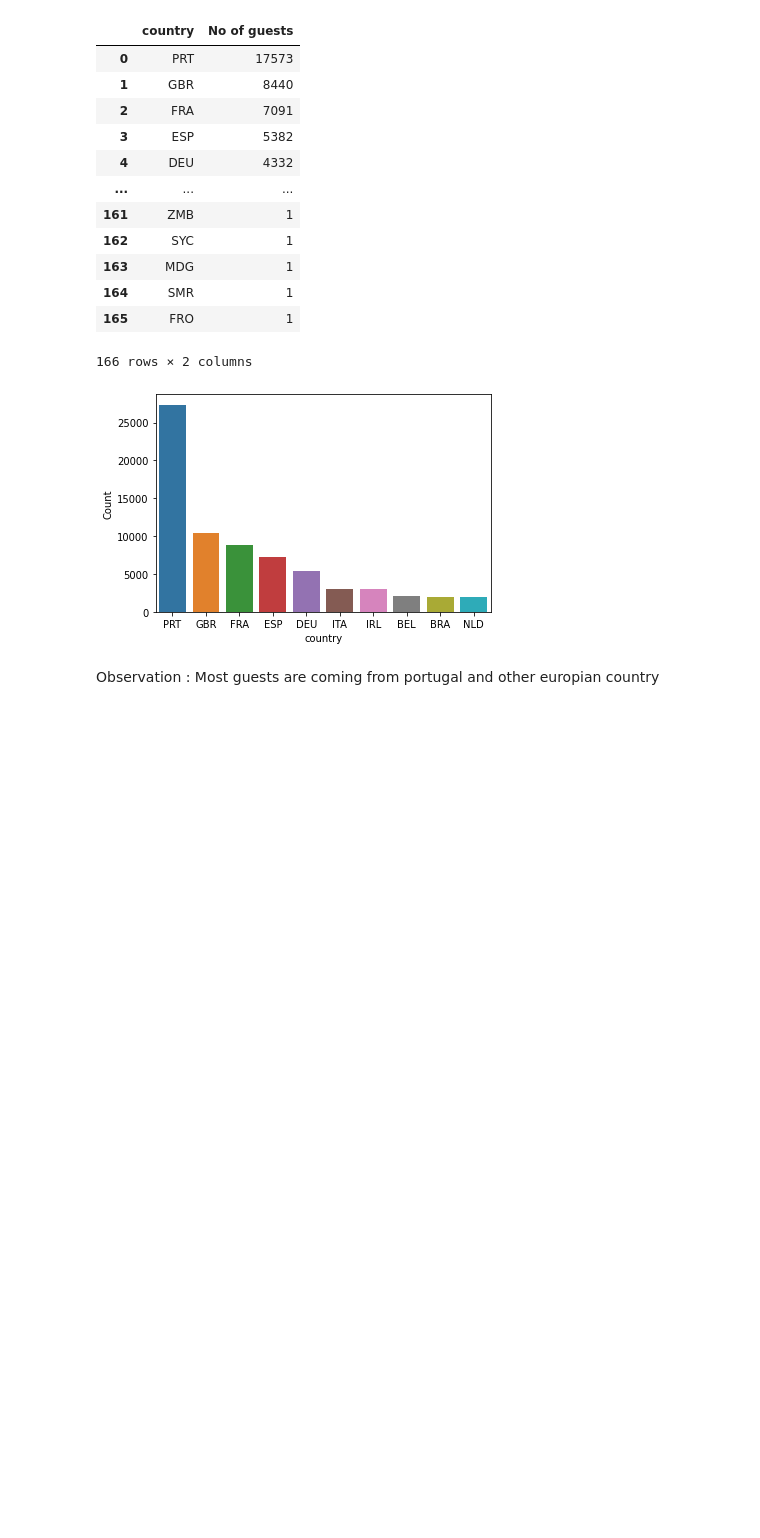
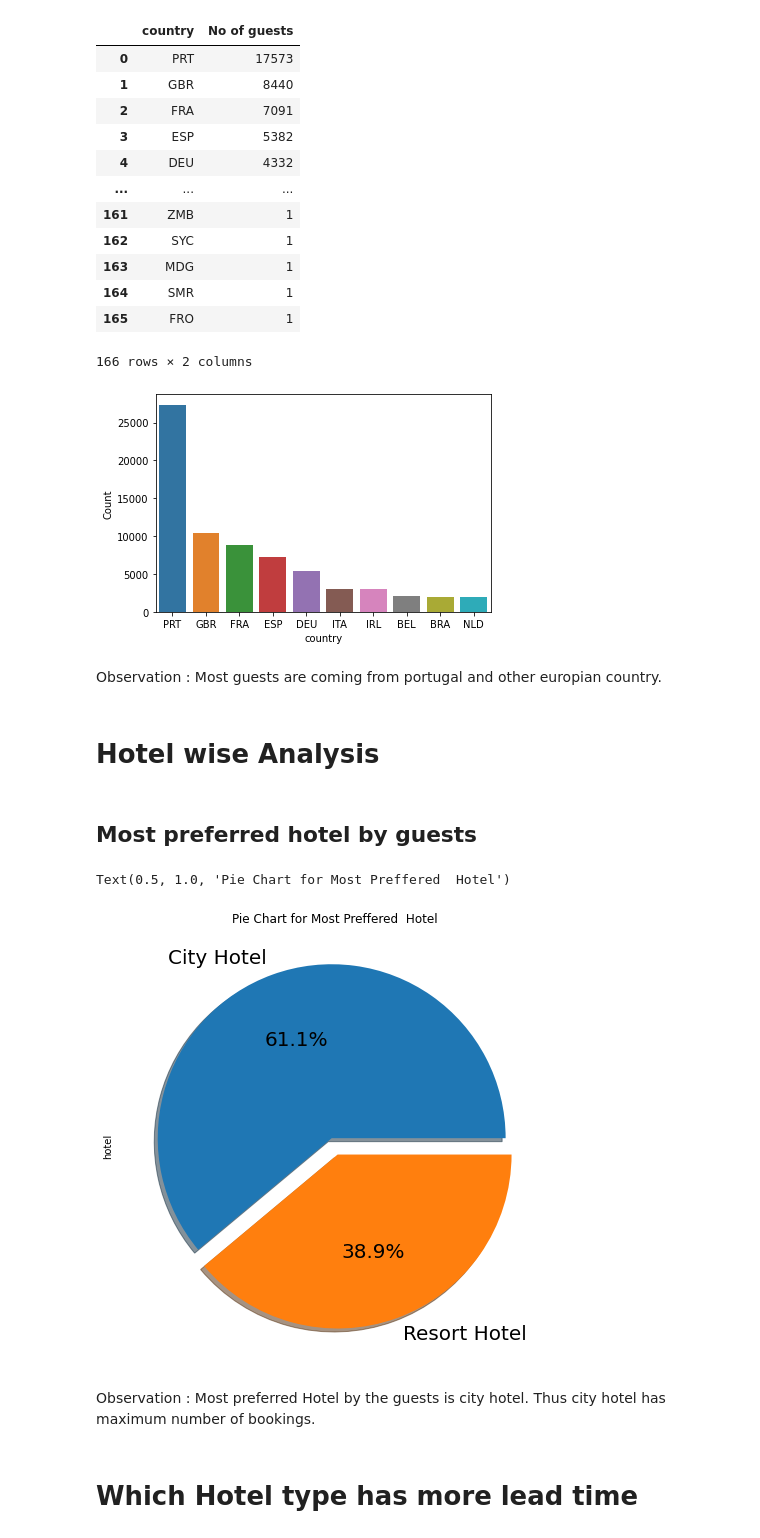
Before and after one commit to Tanushri920/Hotel-booking-analysis, a Jupyter notebook: Hotel_Booking_Analysis_Capstone_Project.ipynb, the cells around one changed output. Cells and saved outputs as stored; diff of their text form; code cells hidden in the pictures; blank space fills up the shorter version.

```diff
--- a/Hotel_Booking_Analysis_Capstone_Project.ipynb
+++ b/Hotel_Booking_Analysis_Capstone_Project.ipynb
@@ -357,4 +357,19 @@ plt.show()
 # %% [output]
 [figure]
 # %% [markdown]
-Observation : Most guests are coming from portugal and other europian country
+Observation : Most guests are coming from portugal and other europian country.
+# %% [markdown]
+# **Hotel wise Analysis**
+# %% [markdown]
+## Most preferred hotel by guests
+# %%
+# Visualizsing by the pie chart.
+df['hotel'].value_counts().plot.pie(explode=[0.05, 0.05], autopct='%1.1f%%', shadow=True, figsize=(10,8),fontsize=20)
+plt.title('Pie Chart for Most Preffered  Hotel')
+# %% [output]
+Text(0.5, 1.0, 'Pie Chart for Most Preffered  Hotel')
+[figure, added]
+# %% [markdown]
+Observation : Most preferred Hotel by the guests is city hotel. Thus city hotel has maximum number of bookings.
+# %% [markdown]
+# Which Hotel type has more lead time
```
Also changed, not shown: parts of 34 cells of this notebook.
